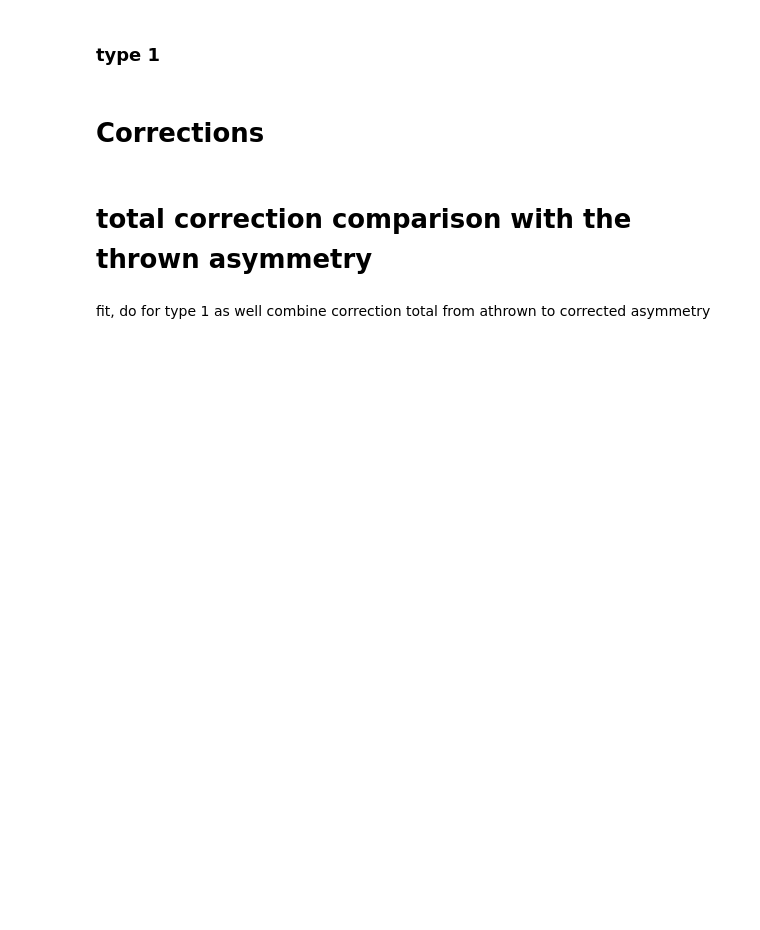
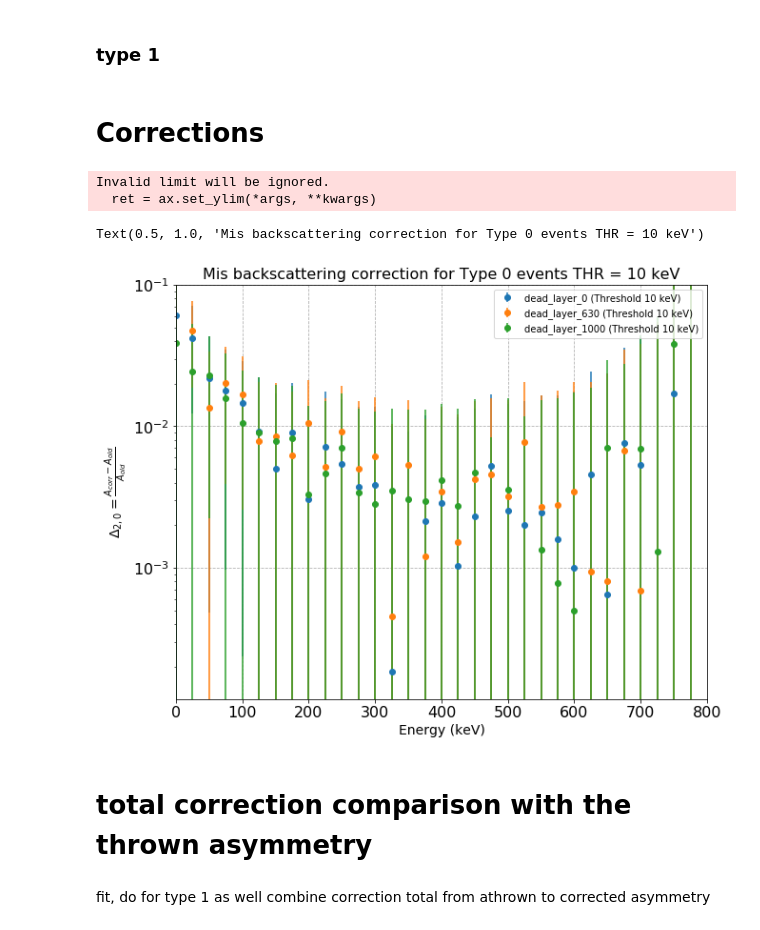
Before and after one commit to Rashika-Gupta/deadlayer-comparison-with-deadlayer, a Jupyter notebook: notebook/ucnaPlusWithAndWithoutDead.ipynb, the cells around one changed output. Saved outputs shown, nothing was run; the diff lists cells and outputs as text; code cells hidden in the pictures; blank space fills up the shorter version.

Commit message:
automised across threshold and deadlayer

```diff
--- a/notebook/ucnaPlusWithAndWithoutDead.ipynb
+++ b/notebook/ucnaPlusWithAndWithoutDead.ipynb
@@ -408,3 +630,53 @@ no_dead['err_correction_thrown_misbs'] = error_backscattering_correction(A_new =
+# %%
+# Iterate over each thickness and threshold in ucnaP_df
+for thickness, thresholds_dict in ucnaP_df.items():
+    for threshold, df in thresholds_dict.items():
+        # Estimate correction for misbackscattering
+        df['correction_misbs'] = backscattering_corrections(A_old=df['asymmetry_type0_beta'],
+                                                            A_corrected=df['corrected_asymmetry_type0_beta'])
+
+        # Estimate error in correction for misbackscattering
+        df['err_correction_misbs'] = error_backscattering_correction(A_new=df['corrected_asymmetry_type0_beta'],
+                                                                     A_old=df['asymmetry_type0_beta'],
+                                                                     err_A_new=df['err_corrected_asymmetry_type0_beta'],
+                                                                     err_A_old=df['err_asymmetry_type0_beta'])
+# %%
+import matplotlib.pyplot as plt
+
+# List of dead layer thicknesses to plot
+dead_layers = ['dead_layer_0', 'dead_layer_630', 'dead_layer_1000']
+threshold_to_plot = 10  # Fixed threshold value (e.g., 10 keV)
+
+plt.figure(figsize=(10,8))
+
+# Plot each dead layer on the same plot for the fixed threshold
+for dead_layer in dead_layers:
+    if threshold_to_plot in ucnaP_df[dead_layer]:  # Check if the threshold exists for this dead layer
+        df = ucnaP_df[dead_layer][threshold_to_plot]
+
+        # Plot error bars for correction misbackscattering
+        plt.errorbar(df['Evals'], df['correction_misbs'], yerr=df['err_correction_misbs'],
+                     fmt='o', label=f'{dead_layer} (Threshold {threshold_to_plot} keV)')
+
+# Customize the plot
+plt.yticks(fontsize=16)
+plt.xticks(fontsize=16)
+plt.xlim(0,800)
+plt.yscale('log')
+plt.ylim(-0.02, 0.1)
+plt.grid(linestyle='--')
+plt.legend()
+plt.xlabel(r'Energy (keV)', fontsize=14)
+plt.ylabel(r'$\Delta_{2,0} = \frac{A_{corr} - A_{old}}{A_{old}}$', fontsize=14)
+plt.title(rf"Mis backscattering correction for Type 0 events THR = {threshold_to_plot} keV", fontsize=16)
+
+# Save the plot with a unique filename
+#plt.savefig(f"../
+# %% [output]
+Invalid limit will be ignored.
+  ret = ax.set_ylim(*args, **kwargs)
+Text(0.5, 1.0, 'Mis backscattering correction for Type 0 events THR = 10 keV')
+[figure, added]
 # %%
 plt.figure(figsize=(10,8))
 plt.errorbar(dead['Emid'], y = dead['correction_misbs'],   yerr = dead['err_correction_misbs'] ,fmt='o', c='green', label = 'dead layer')
```
Also changed, not shown: parts of 98 cells of this notebook.
